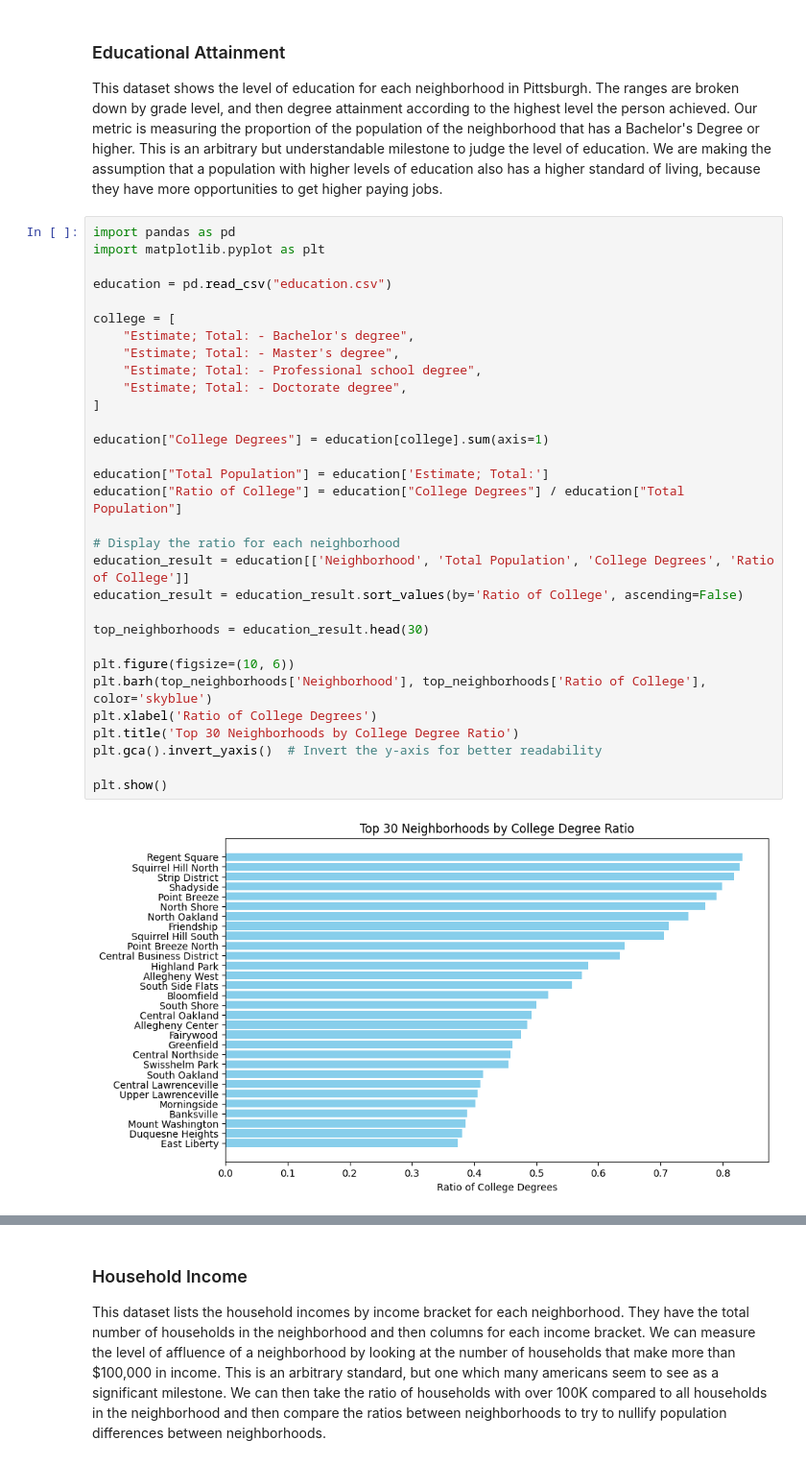
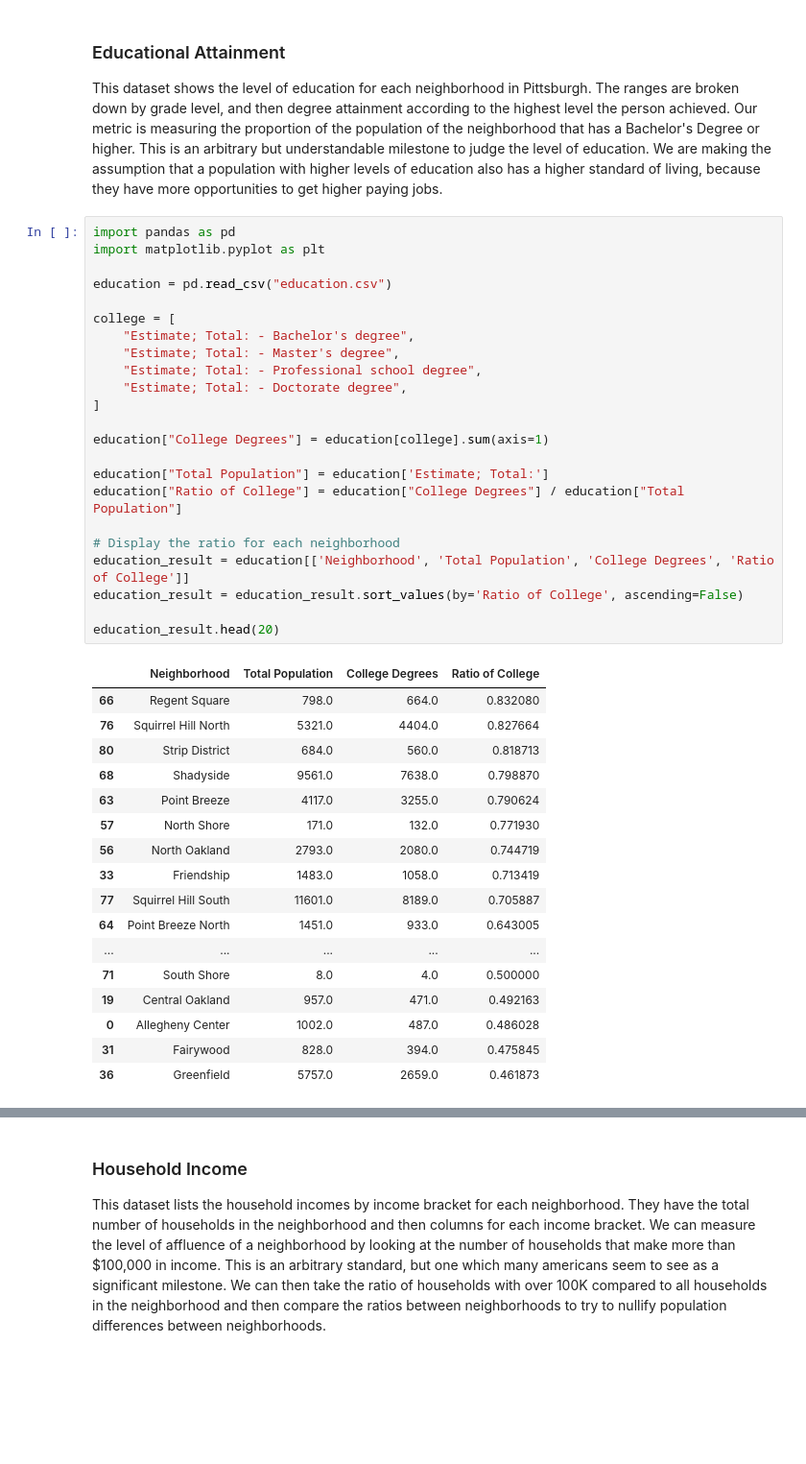
Before and after one commit to IlayDvir/BestNeighborhood, a Jupyter notebook: Neighborhoodpicker.ipynb, the cells around one changed output, grey strips where cells are left out. Shown: that part at 96% size. Cells and saved outputs as stored; diff of their text form; blank space fills up the shorter version.

```diff
--- a/Neighborhoodpicker.ipynb
+++ b/Neighborhoodpicker.ipynb
@@ -21,33 +21,41 @@ This dataset shows the level of education for each neighborhood in Pittsburgh. T
 # %%
 import pandas as pd
 import matplotlib.pyplot as plt
 
 education = pd.read_csv("education.csv")
 
 college = [
     "Estimate; Total: - Bachelor's degree",
     "Estimate; Total: - Master's degree",
     "Estimate; Total: - Professional school degree",
     "Estimate; Total: - Doctorate degree",
 ]
 
 education["College Degrees"] = education[college].sum(axis=1)
 
 education["Total Population"] = education['Estimate; Total:']
 education["Ratio of College"] = education["College Degrees"] / education["Total Population"]
 
 # Display the ratio for each neighborhood
 education_result = education[['Neighborhood', 'Total Population', 'College Degrees', 'Ratio of College']]
 education_result = education_result.sort_values(by='Ratio of College', ascending=False)
 
-top_neighborhoods = education_result.head(30)
-
-plt.figure(figsize=(10, 6))
-plt.barh(top_neighborhoods['Neighborhood'], top_neighborhoods['Ratio of College'], color='skyblue')
-plt.xlabel('Ratio of College Degrees')
-plt.title('Top 30 Neighborhoods by College Degree Ratio')
-plt.gca().invert_yaxis()  # Invert the y-axis for better readability
-
-plt.show()
+education_result.head(20)
 # %% [output]
-[figure, removed]
+|  | Neighborhood | Total Population | College Degrees | Ratio of College |
+| 66 | Regent Square | 798.0 | 664.0 | 0.832080 |
+| 76 | Squirrel Hill North | 5321.0 | 4404.0 | 0.827664 |
+| 80 | Strip District | 684.0 | 560.0 | 0.818713 |
+| 68 | Shadyside | 9561.0 | 7638.0 | 0.798870 |
+| 63 | Point Breeze | 4117.0 | 3255.0 | 0.790624 |
+| 57 | North Shore | 171.0 | 132.0 | 0.771930 |
+| 56 | North Oakland | 2793.0 | 2080.0 | 0.744719 |
+| 33 | Friendship | 1483.0 | 1058.0 | 0.713419 |
+| 77 | Squirrel Hill South | 11601.0 | 8189.0 | 0.705887 |
+| 64 | Point Breeze North | 1451.0 | 933.0 | 0.643005 |
+| ... | ... | ... | ... | ... |
+| 71 | South Shore | 8.0 | 4.0 | 0.500000 |
+| 19 | Central Oakland | 957.0 | 471.0 | 0.492163 |
+| 0 | Allegheny Center | 1002.0 | 487.0 | 0.486028 |
+| 31 | Fairywood | 828.0 | 394.0 | 0.475845 |
+| 36 | Greenfield | 5757.0 | 2659.0 | 0.461873 |
```
Also changed, not shown: parts of 2 cells of this notebook, 1 other file.
